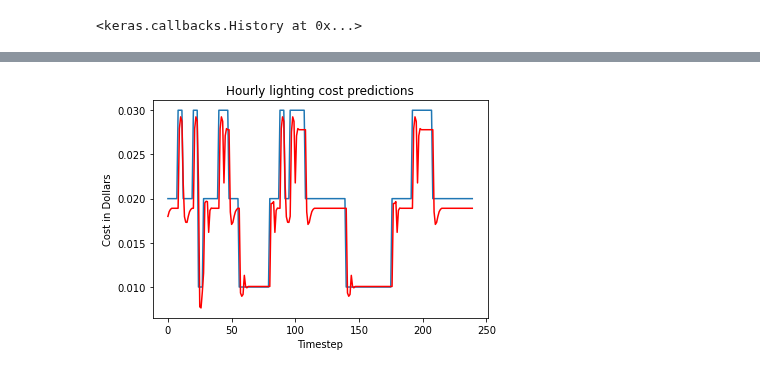
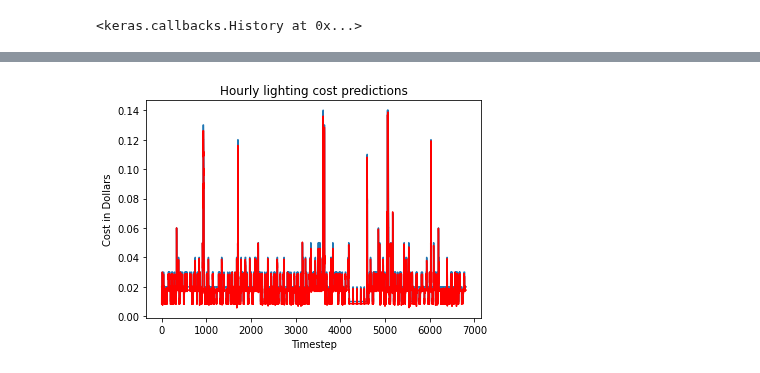
Before and after one commit to smannan/LIFXBulbAnalysis, a Jupyter notebook: LSTMEnergyModel.ipynb, the cells around one changed output, grey strips where cells are left out. Saved outputs shown, nothing was run; the diff lists cells and outputs as text; code cells hidden in the pictures.

```diff
--- a/LSTMEnergyModel.ipynb
+++ b/LSTMEnergyModel.ipynb
@@ -134,4 +134,4 @@ print (rmse)
 # %%
-plot_preds(y_test[-240:], yhat[-240:])
+plot_preds(y_test, yhat)
 # %% [output]
-[figure, old version]
+[figure, new version]
```
Also changed, not shown: parts of 4 cells of this notebook.
